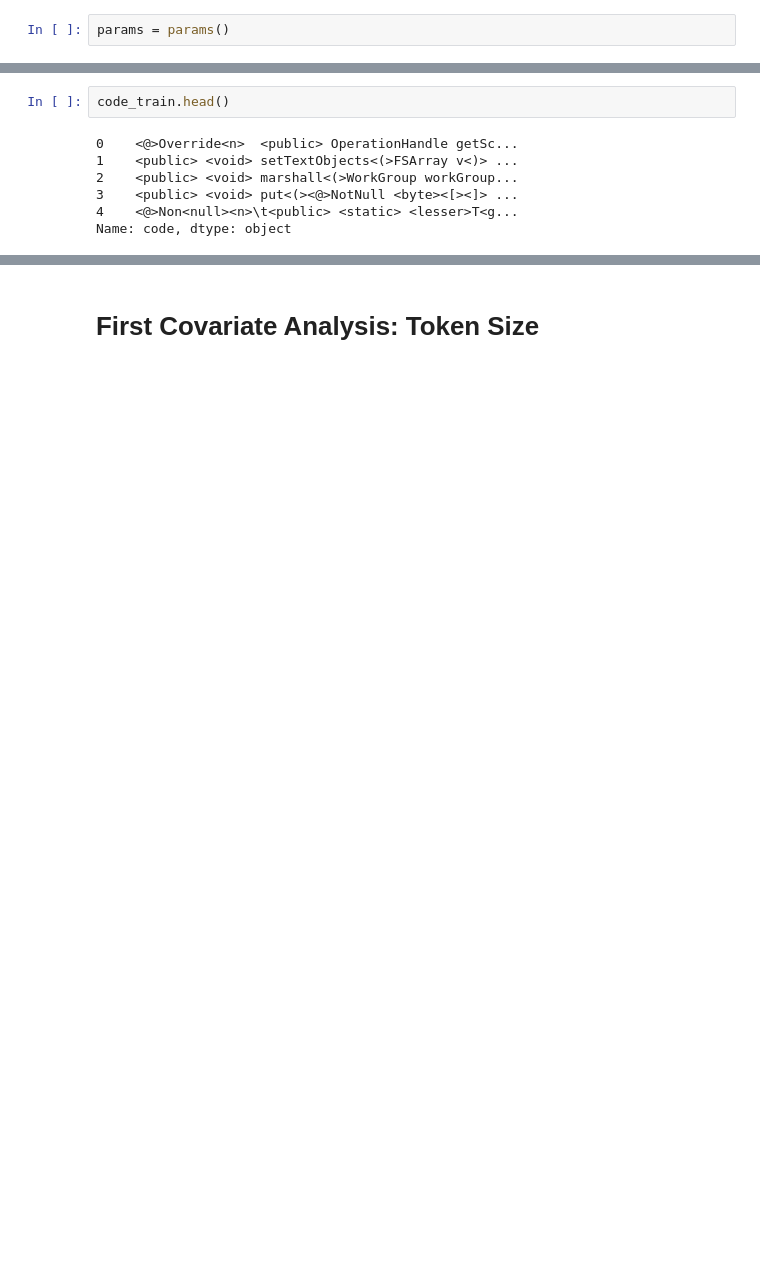
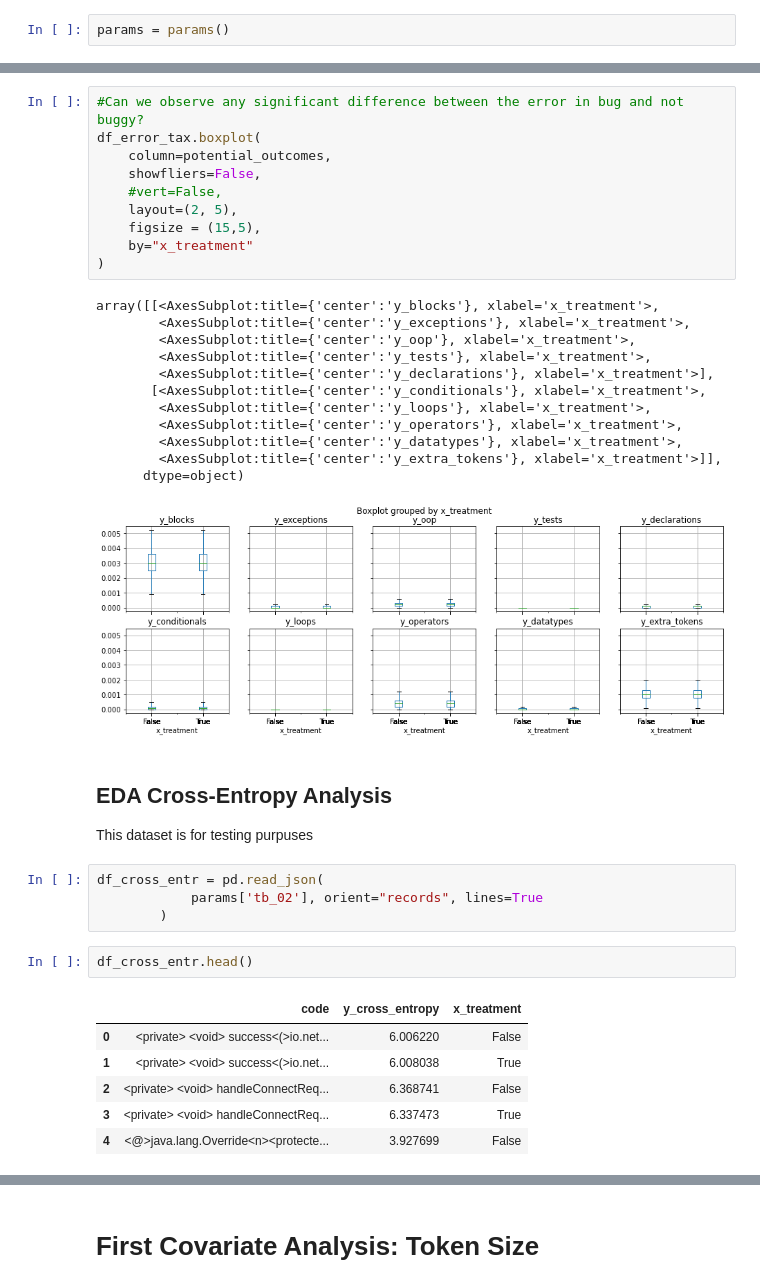
Before and after one commit to ArtificialSoftwareEngineering/InterpretingCodeGeneration, a Jupyter notebook: nbs/00_data.eda.ipynb, the cells around one changed output, grey strips where cells are left out. Cells and saved outputs as stored; diff of their text form; blank space fills up the shorter version.

Commit message:
Exploratory analysis completed

```diff
--- a/nbs/00_data.eda.ipynb
+++ b/nbs/00_data.eda.ipynb
@@ -99,9 +115,39 @@ code_train = df_train.pop('code')
+# %%
+#Can we observe any significant difference between the error in bug and not buggy?
+df_error_tax.boxplot(
+    column=potential_outcomes,
+    showfliers=False,
+    #vert=False,
+    layout=(2, 5),
+    figsize = (15,5),
+    by="x_treatment"
+)
+# %% [output]
+array([[<AxesSubplot:title={'center':'y_blocks'}, xlabel='x_treatment'>,
+        <AxesSubplot:title={'center':'y_exceptions'}, xlabel='x_treatment'>,
+        <AxesSubplot:title={'center':'y_oop'}, xlabel='x_treatment'>,
+        <AxesSubplot:title={'center':'y_tests'}, xlabel='x_treatment'>,
+        <AxesSubplot:title={'center':'y_declarations'}, xlabel='x_treatment'>],
+       [<AxesSubplot:title={'center':'y_conditionals'}, xlabel='x_treatment'>,
+        <AxesSubplot:title={'center':'y_loops'}, xlabel='x_treatment'>,
+        <AxesSubplot:title={'center':'y_operators'}, xlabel='x_treatment'>,
+        <AxesSubplot:title={'center':'y_datatypes'}, xlabel='x_treatment'>,
+        <AxesSubplot:title={'center':'y_extra_tokens'}, xlabel='x_treatment'>]],
+      dtype=object)
+[figure, added]
+# %% [markdown]
+## EDA Cross-Entropy Analysis
+This dataset is for testing purpuses
+# %%
+df_cross_entr = pd.read_json(
+            params['tb_02'], orient="records", lines=True
+        )
 # %%
-code_train.head()
+df_cross_entr.head()
 # %% [output]
-0    <@>Override<n>  <public> OperationHandle getSc...
-1    <public> <void> setTextObjects<(>FSArray v<)> ...
-2    <public> <void> marshall<(>WorkGroup workGroup...
-3    <public> <void> put<(><@>NotNull <byte><[><]> ...
-4    <@>Non<null><n>\t<public> <static> <lesser>T<g...
-Name: code, dtype: object
+|  | code | y_cross_entropy | x_treatment |
+| 0 | <private> <void> success<(>io.net... | 6.006220 | False |
+| 1 | <private> <void> success<(>io.net... | 6.008038 | True |
+| 2 | <private> <void> handleConnectReq... | 6.368741 | False |
+| 3 | <private> <void> handleConnectReq... | 6.337473 | True |
+| 4 | <@>java.lang.Override<n><protecte... | 3.927699 | False |
```
Also changed, not shown: parts of 28 cells of this notebook.
